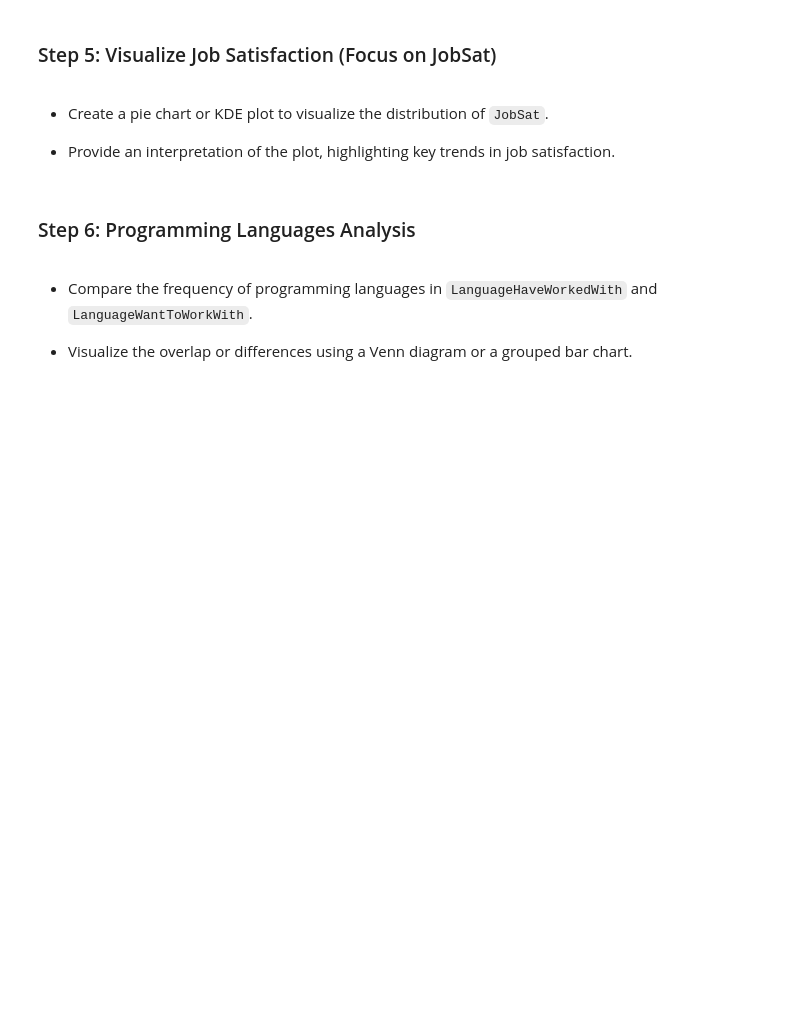
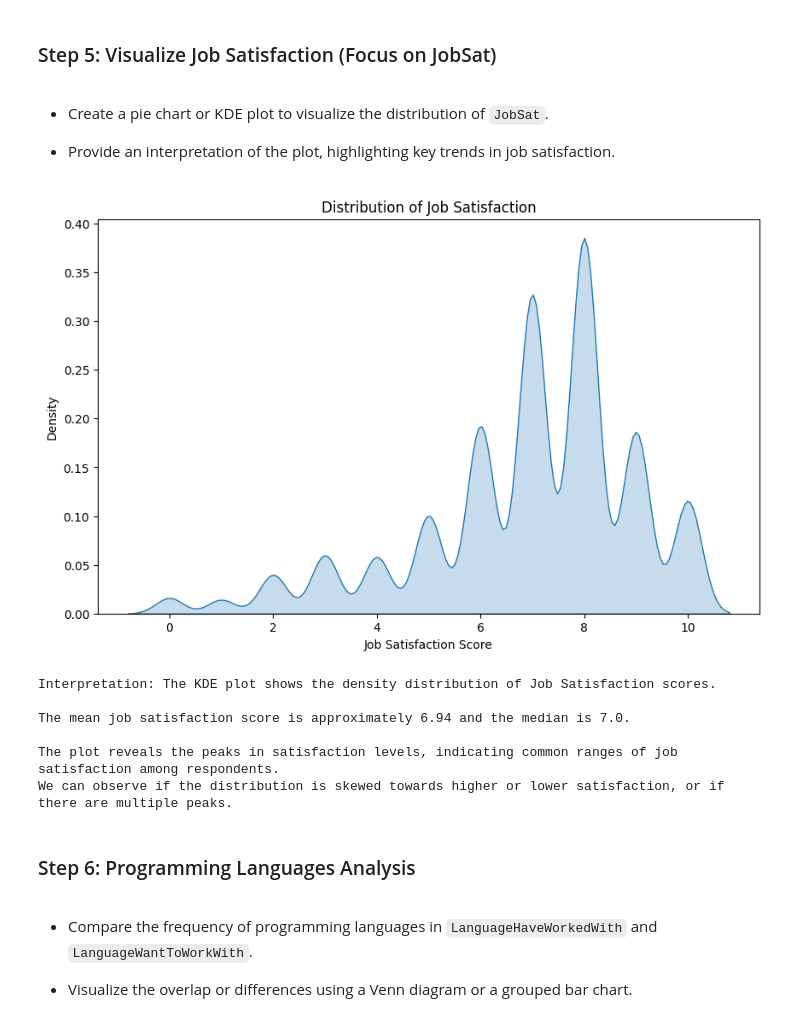
Before and after one commit to Sumant-crty/IBM-Data-Analyst-Capstone-Project, a Jupyter notebook: Lab 11 Finding How The Data is Distributed.ipynb, the cells around one changed output. Cells and saved outputs as stored; diff of their text form; code cells hidden in the pictures; blank space fills up the shorter version.

```diff
--- a/Lab 11 Finding How The Data is Distributed.ipynb
+++ b/Lab 11 Finding How The Data is Distributed.ipynb
@@ -79,3 +141,27 @@ df.head()
+# %%
+# Visualize the distribution of JobSat using a KDE plot
+plt.figure(figsize=(10, 6))
+sns.kdeplot(df['JobSat'].dropna(), fill=True)
+plt.title('Distribution of Job Satisfaction')
+plt.xlabel('Job Satisfaction Score')
+plt.ylabel('Density')
+plt.show()
+
+# Interpretation of the plot
+job_sat_mean = df['JobSat'].mean()
+job_sat_median = df['JobSat'].median()
+print(f"\nInterpretation: The KDE plot shows the density distribution of Job Satisfaction scores.\n")
+print(f"The mean job satisfaction score is approximately {job_sat_mean:.2f} and the median is {job_sat_median}.\n")
+print(f"The plot reveals the peaks in satisfaction levels, indicating common ranges of job satisfaction among respondents.")
+print(f"We can observe if the distribution is skewed towards higher or lower satisfaction, or if there are multiple peaks.")
+# %% [output]
+[figure, added]
+Interpretation: The KDE plot shows the density distribution of Job Satisfaction scores.
+
+The mean job satisfaction score is approximately 6.94 and the median is 7.0.
+
+The plot reveals the peaks in satisfaction levels, indicating common ranges of job satisfaction among respondents.
+We can observe if the distribution is skewed towards higher or lower satisfaction, or if there are multiple peaks.
 # %% [markdown]
 ### Step 6: Programming Languages Analysis
 # %% [markdown]
```
Also changed, not shown: parts of 21 cells of this notebook.
